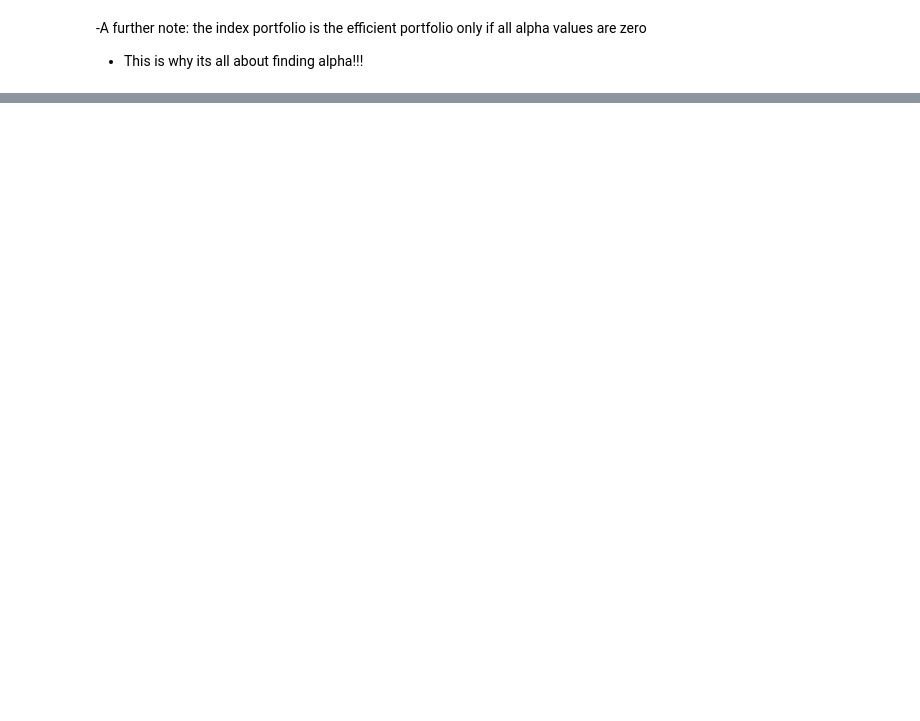
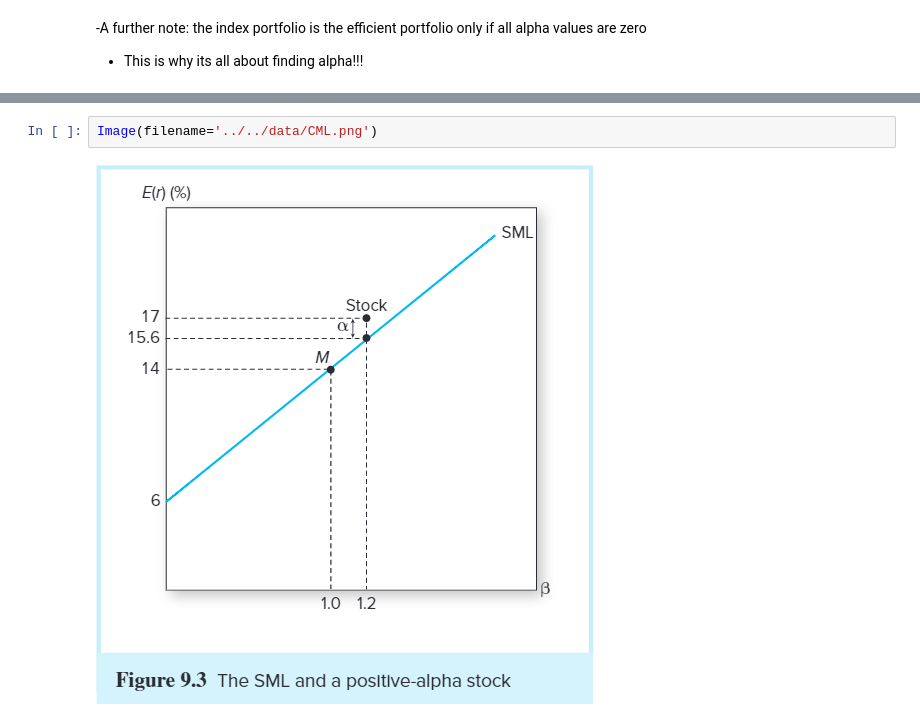
Before and after one commit to eddietaylor/securities-analysis, a Jupyter notebook: notebooks/notes/investments_notes.ipynb, the cells around one changed output, grey strips where cells are left out. Saved outputs shown, nothing was run; the diff lists cells and outputs as text; blank space fills up the shorter version.

```diff
--- a/notebooks/notes/investments_notes.ipynb
+++ b/notebooks/notes/investments_notes.ipynb
@@ -2451,0 +2576,4 @@ $$ [\frac{\alpha_A}{\sigma(e_A)}]^2 = \sum_{1=1}^{n}[\frac{\alpha_i}{\sigma(e_i)
+# %%
+Image(filename='../../data/CML.png')
+# %% [output]
+[figure, added]
```
Also changed, not shown: parts of 25 cells of this notebook.
